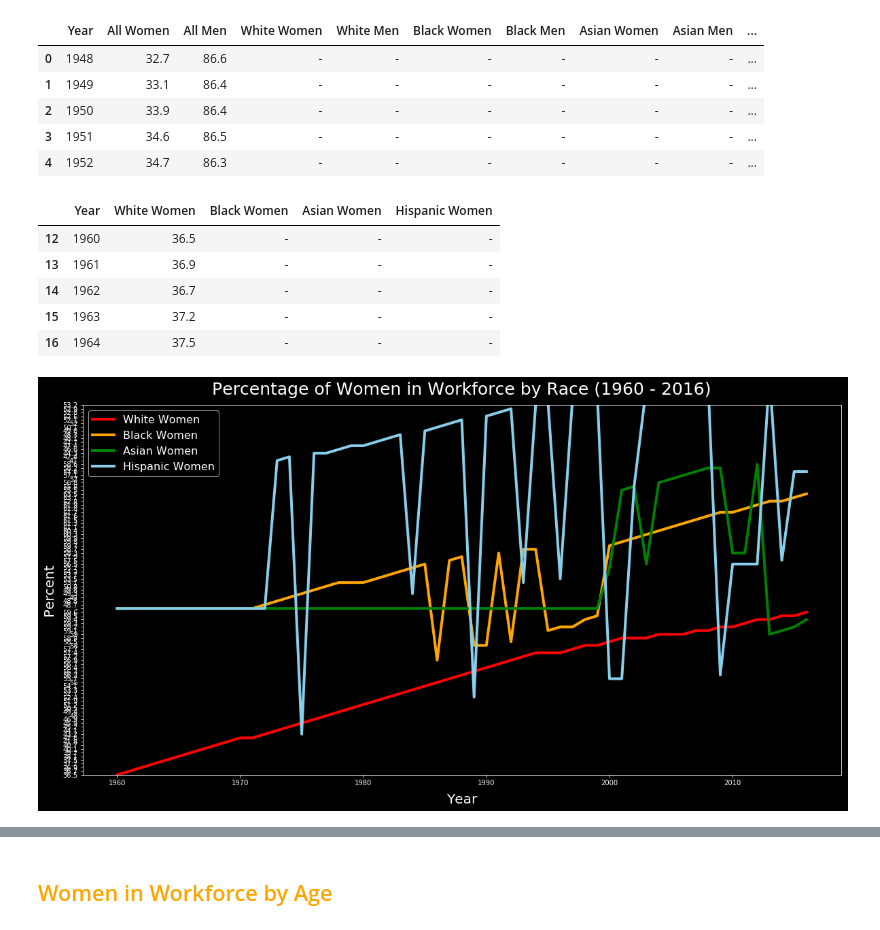
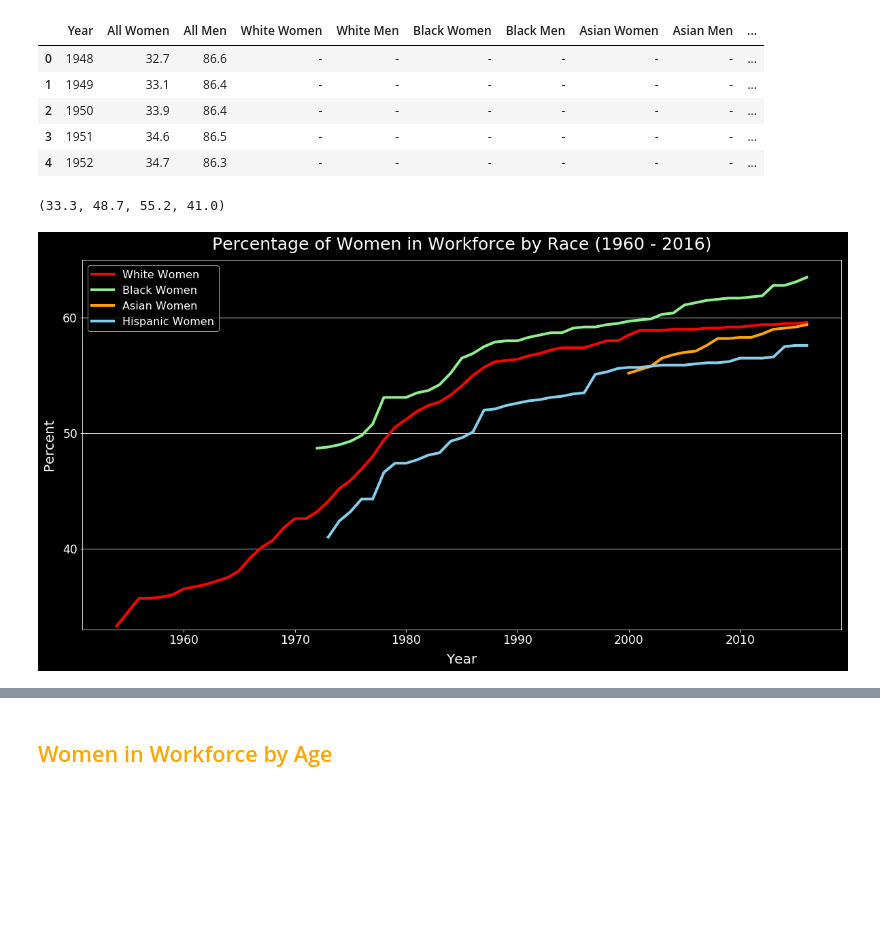
Before and after one commit to kathleeng77/Open-Source-Project-1, a Jupyter notebook: analysis/women-in-workforce-analysis.ipynb, the cells around one changed output, grey strips where cells are left out. Saved outputs shown, nothing was run; the diff lists cells and outputs as text; code cells hidden in the pictures; blank space fills up the shorter version.

Commit message:
fixed data frames and tick locations in multiline plot

```diff
--- a/analysis/women-in-workforce-analysis.ipynb
+++ b/analysis/women-in-workforce-analysis.ipynb
@@ -289,38 +289,57 @@ labor_df.head()
 | 2 | 1950 | 33.9 | 86.4 | - | - | - | - | - | - | ... |
 | 3 | 1951 | 34.6 | 86.5 | - | - | - | - | - | - | ... |
 | 4 | 1952 | 34.7 | 86.3 | - | - | - | - | - | - | ... |
-# %%
-# make data frame for women data
-women_laborforce_df = pd.DataFrame({"Year": labor_df["Year"],
-                                   "White Women": labor_df["White Women"],
-                                   "Black Women": labor_df["Black Women"],
-                                   "Asian Women": labor_df["Asian Women"],
-                                   "Hispanic Women": labor_df["Hispanic Women"]})
-
-# drop blank years
-women_by_race_df = women_laborforce_df.drop([0,1,2,3,4,5,6,7,8,9,10,11])
-women_by_race_df.head()
-# %% [output]
-|  | Year | White Women | Black Women | Asian Women | Hispanic Women |
-| 12 | 1960 | 36.5 | - | - | - |
-| 13 | 1961 | 36.9 | - | - | - |
-| 14 | 1962 | 36.7 | - | - | - |
-| 15 | 1963 | 37.2 | - | - | - |
-| 16 | 1964 | 37.5 | - | - | - |
+# %%
+# make data frames for women data
+women_laborforce_df = pd.DataFrame({"Year": labor_df["Year"],
+                                   "White Women": labor_df["White Women"],
+                                   "Black Women": labor_df["Black Women"],
+                                   "Asian Women": labor_df["Asian Women"],
+                                   "Hispanic Women": labor_df["Hispanic Women"]})
+white_women_df = pd.DataFrame({"Year": labor_df["Year"],
+                                   "White Women": labor_df["White Women"]})
+black_women_df = pd.DataFrame({"Year": labor_df["Year"],
+                                   "Black Women": labor_df["Black Women"]})
+asian_women_df = pd.DataFrame({"Year": labor_df["Year"],
+                                   "Asian Women": labor_df["Asian Women"]})
+hispanic_women_df = pd.DataFrame({"Year": labor_df["Year"],
+                                   "Hispanic Women": labor_df["Hispanic Women"]})
+
+# drop blank years
+white_women = white_women_df.drop(white_women_df.index[:6])
+black_women = black_women_df.drop(black_women_df.index[:24])
+asian_women = asian_women_df.drop(asian_women_df.index[:52])
+hispanic_women = hispanic_women_df.drop(hispanic_women_df.index[:25])
+
+# make all x and y variables
+x1 = white_women["Year"]
+y1 = np.sort(white_women['White Women']).astype(float)
+x2 = black_women["Year"]
+y2 = np.sort(black_women['Black Women']).astype(float)
+x3 = asian_women["Year"]
+y3 = np.sort(asian_women['Asian Women']).astype(float)
+x4 = hispanic_women["Year"]
+y4 = np.sort(hispanic_women['Hispanic Women']).astype(float)
+y1.min(),y2.min(),y3.min(),y4.min()
+# %% [output]
+(33.3, 48.7, 55.2, 41.0)
 # %%
 # multiple line plot
 plt.figure(figsize=(20,10))
-plt.style.use('seaborn-deep')
+plt.style.use('dark_background')
 plt.title("Percentage of Women in Workforce by Race (1960 - 2016)", fontsize=25, pad=15)
 plt.xlabel("Year",  fontsize=20, labelpad=10)
 plt.ylabel("Percent", fontsize=20, labelpad=10)
-plt.plot(women_by_race_df["Year"], np.sort(women_by_race_df["White Women"]), color="red", linewidth=4, label="White Women")
-plt.plot(women_by_race_df["Year"], np.sort(women_by_race_df["Black Women"]), color="orange", linewidth=4, label="Black Women")
-plt.plot(women_by_race_df["Year"], np.sort(women_by_race_df["Asian Women"]), color="green", linewidth=4, label="Asian Women")
-plt.plot(women_by_race_df["Year"], np.sort(women_by_race_df["Hispanic Women"]), color="skyblue", linewidth=4, label="Hispanic Women")
+plt.plot(x1,y1, color="red", linewidth=4, label="White Women")
+plt.plot(x2,y2, color="lightgreen", linewidth=4, label="Black Women")
+plt.plot(x3, y3, color="orange", linewidth=4, label="Asian Women")
+plt.plot(x4, y4, color="skyblue", linewidth=4, label="Hispanic Women")
 plt.legend(loc=2, fontsize=16)
-plt.ylim(0,100)
+plt.yticks(np.arange(30, 65, step=10), size='xx-large')
+plt.xticks(size='xx-large')
+plt.ylim(33,65)
+plt.grid(axis='y')
 plt.savefig("../Images/women-workforce-byrace-lineplot.png",bbox_inches="tight")
 plt.show()
 # %% [output]
-[figure, old version]
+[figure, new version]
```
Also changed, not shown: parts of 4 cells of this notebook, 3 other files.
